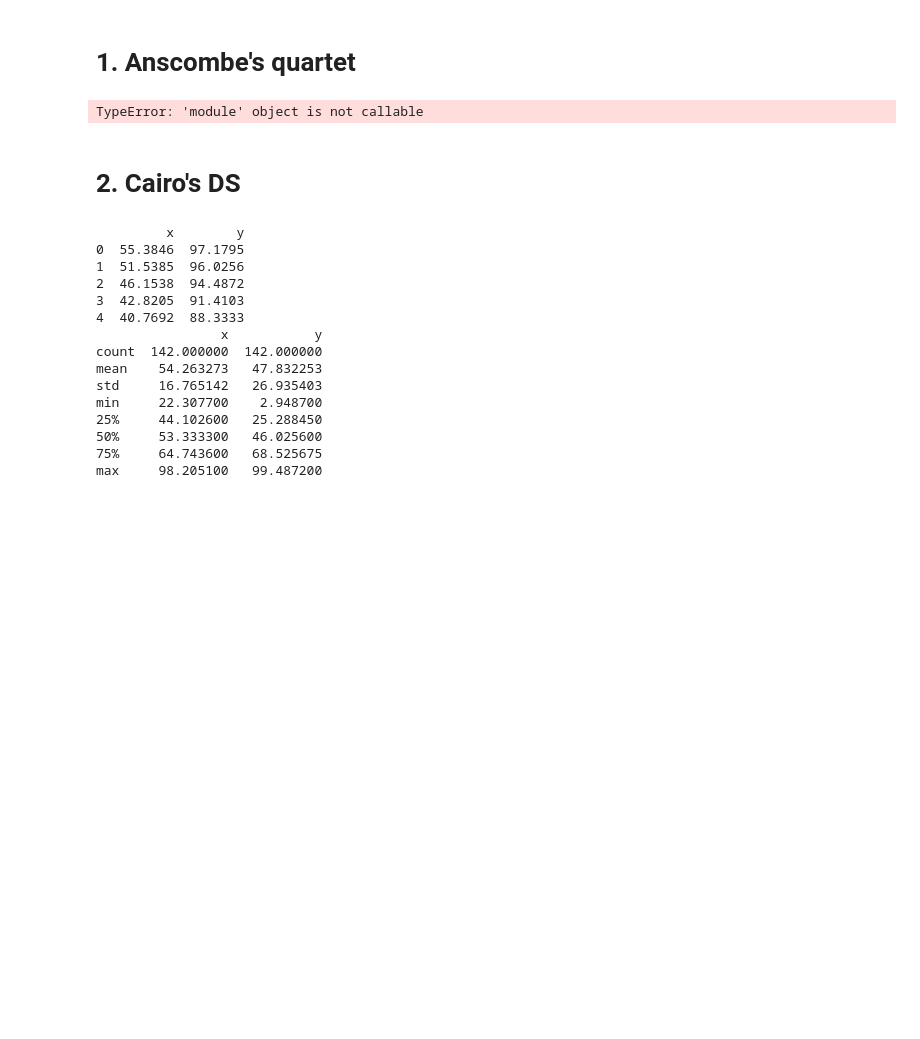
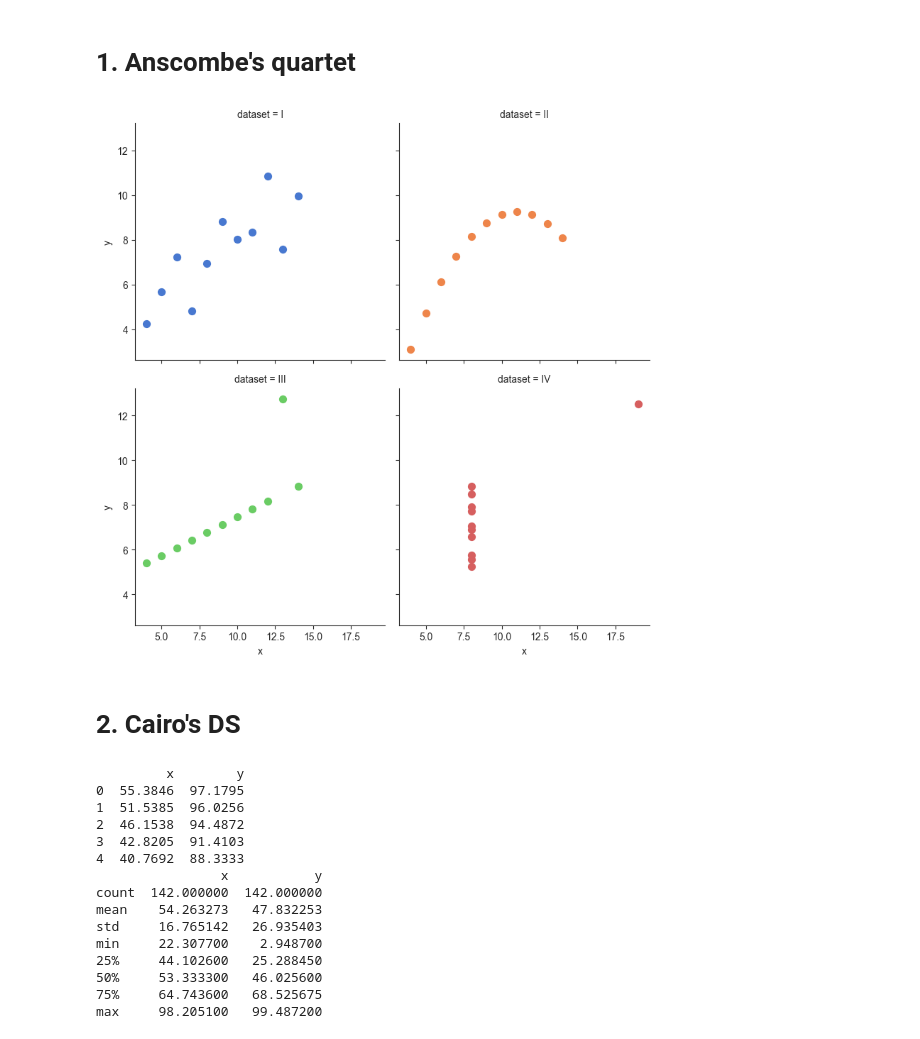
Before and after one commit to muhammedazhar/MSc-DataScience, a Jupyter notebook: COMP1800-DV/Week01-Introduction/Introduction.ipynb, the cells around one changed output. Drawn from its saved outputs; the diff is of its cells as text; code cells hidden in the pictures; blank space fills up the shorter version.

```diff
--- a/COMP1800-DV/Week01-Introduction/Introduction.ipynb
+++ b/COMP1800-DV/Week01-Introduction/Introduction.ipynb
@@ -3,23 +3,18 @@
 # %%
 import matplotlib.pyplot as plt
 import seaborn as sns
-sns(style="ticks")
+sns.set_style(style="ticks")
 
 # Load the example dataset for Anscombe's quartet
 data = sns.load_dataset("anscombe")
-# print(data)
-# print(data[data['dataset'] == 'I'].describe())
-# print(data[data['dataset'] == 'II'].describe())
-# print(data[data['dataset'] == 'III'].describe())
-# print(data[data['dataset'] == 'IV'].describe())
 
 # Show the results of a linear regression within each dataset
 sns.lmplot(x='x', y='y', col='dataset', hue="dataset", data=data,
            col_wrap=2, ci=None, palette="muted", height=4,
            scatter_kws={"s": 50, "alpha": 1}, fit_reg=False)
 plt.show()
 # %% [output]
-TypeError: 'module' object is not callable
+[figure, added]
 # %% [markdown]
 # 2. Cairo's DS
 # %%
```
Also changed, not shown: parts of 13 cells of this notebook, 1 other file.
